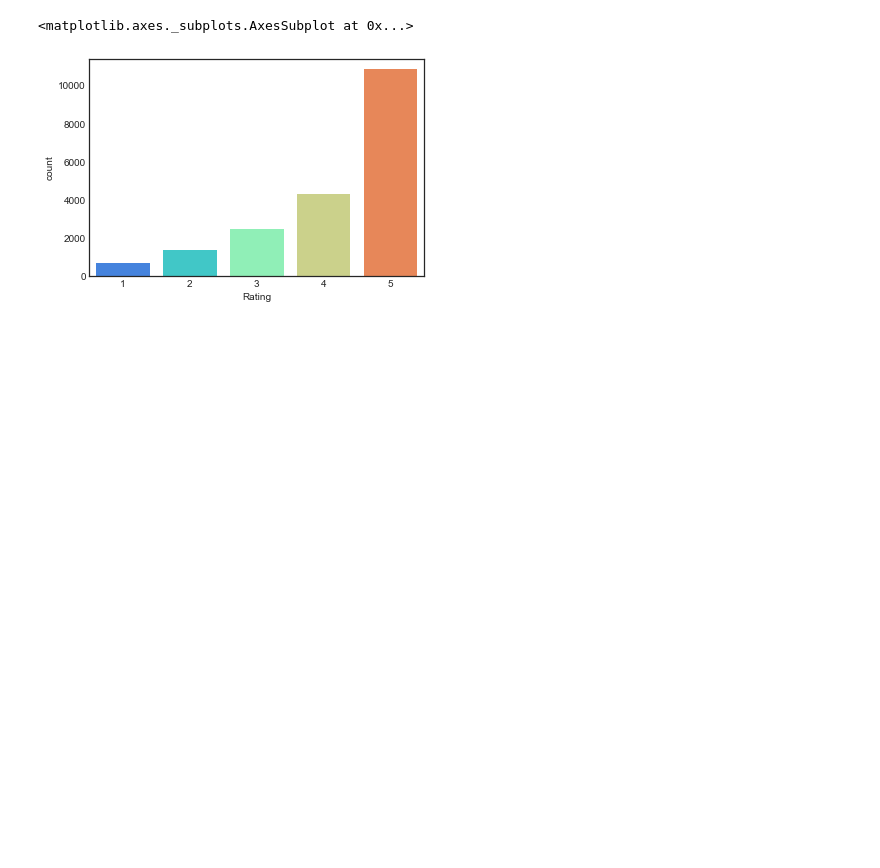
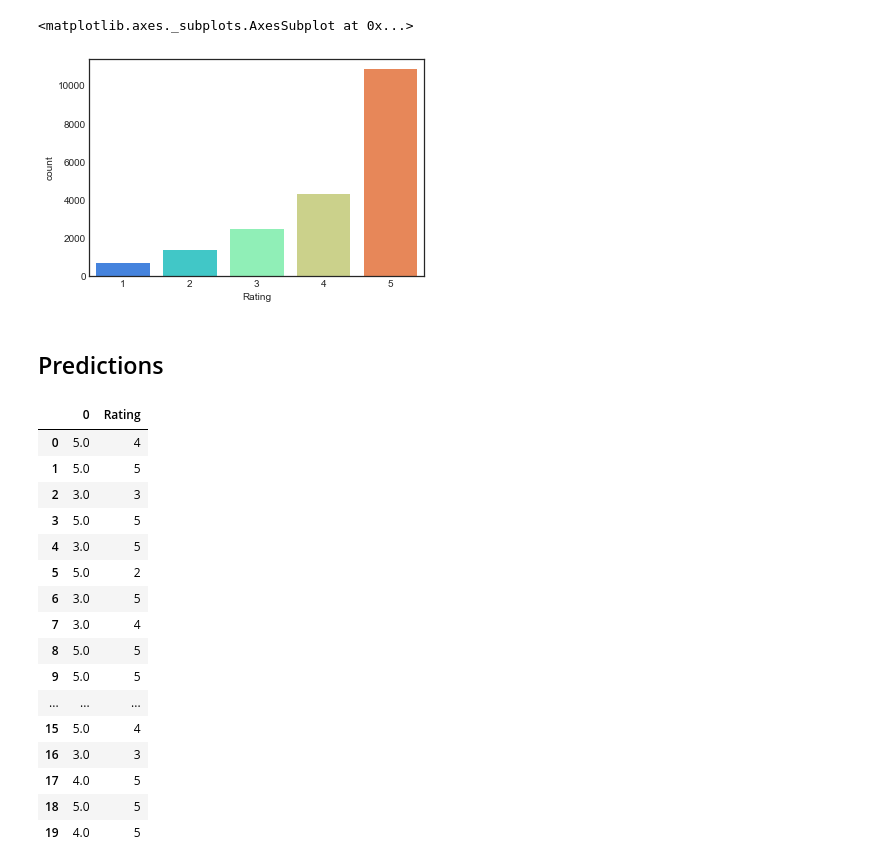
Before and after one commit to JonPara/Womens_Ecommerce_Reviews, a Jupyter notebook: Womens_Ecommerce_Reviews/Womens_Ecommerce_Reviews.ipynb, the cells around one changed output. Saved outputs shown, nothing was run; the diff lists cells and outputs as text; code cells hidden in the pictures; blank space fills up the shorter version.

Commit message:
Finished predictions on NLP portion

```diff
--- a/Womens_Ecommerce_Reviews/Womens_Ecommerce_Reviews.ipynb
+++ b/Womens_Ecommerce_Reviews/Womens_Ecommerce_Reviews.ipynb
@@ -187,5 +187,49 @@ sns.countplot(x='Rating',data=reviews_nonull,palette='rainbow')
 review_class = reviews_nonull[(reviews_nonull.Rating == 1) | (reviews_nonull.Rating == 2) | (reviews_nonull.Rating == 3) |
                               (reviews_nonull.Rating == 4) | (reviews_nonull.Rating == 5)]
 # %%
-X =  review_class['Rating']
-y = yelp_class['']
+X =  review_class['Review Text']
+y = review_class['Rating']
+# %%
+from sklearn.feature_extraction.text import CountVectorizer
+cv = CountVectorizer()
+# %%
+X = cv.fit_transform(X)
+# %%
+from sklearn.model_selection import train_test_split
+
+X_train, X_test, y_train, y_test = train_test_split(X, y,test_size=0.3,random_state=101)
+
+
+from sklearn.naive_bayes import MultinomialNB
+nb = MultinomialNB()
+# %% [markdown]
+## Predictions
+# %%
+# Used the predict method off of nb to predict labels from the X_test
+
+nb.fit(X_train,y_train)
+predictions = nb.predict(X_test)
+
+predict = pd.DataFrame(predictions)
+actual = pd.DataFrame(reviews["Rating"])
+
+predictions = pd.concat([predict, actual], axis = 1)
+predictions.head(20)
+# %% [output]
+|  | 0 | Rating |
+| 0 | 5.0 | 4 |
+| 1 | 5.0 | 5 |
+| 2 | 3.0 | 3 |
+| 3 | 5.0 | 5 |
+| 4 | 3.0 | 5 |
+| 5 | 5.0 | 2 |
+| 6 | 3.0 | 5 |
+| 7 | 3.0 | 4 |
+| 8 | 5.0 | 5 |
+| 9 | 5.0 | 5 |
+| ... | ... | ... |
+| 15 | 5.0 | 4 |
+| 16 | 3.0 | 3 |
+| 17 | 4.0 | 5 |
+| 18 | 5.0 | 5 |
+| 19 | 4.0 | 5 |
```
Also changed, not shown: parts of 2 cells of this notebook.
